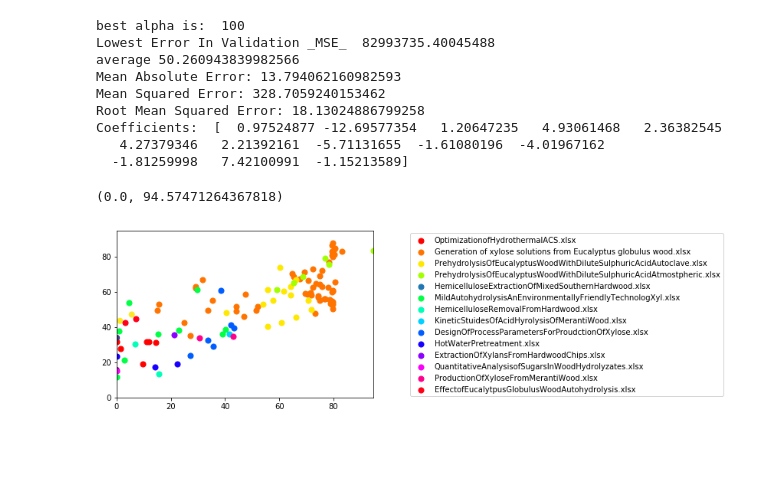
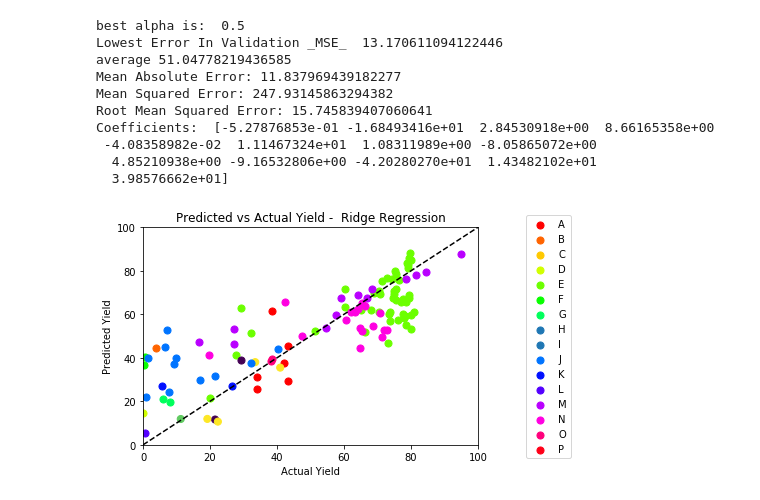
Before and after one commit to edwardwang1/HemicelluloseThesis, a Jupyter notebook: DataPrepAndAnalysis.ipynb, the cells around one changed output. Cells and saved outputs as stored; diff of their text form; code cells hidden in the pictures; blank space fills up the shorter version.

```diff
--- a/DataPrepAndAnalysis.ipynb
+++ b/DataPrepAndAnalysis.ipynb
@@ -9,5 +10,5 @@ import math
 # %%
-directory_in_str = "C:\\Users\\Edward\\OneDrive\\Documents\\University\\Fourth Year\\Thesis\\Papers\\ExcelDataCollection\\Complete\\"
+directory_in_str = "C:\\Users\\Edward\\OneDrive\\Documents\\University\\Fourth Year\\Thesis\\HemicelluloseThesis\\ExcelDataCollection\\Complete\\"
 #print(directory_in_str)
 directory = os.fsencode(directory_in_str)
 
@@ -59,9 +60,20 @@ masterDF['TotalT'].fillna(masterDF.at[i, 'HeatT'] +  masterDF.at[i, 'IsoT'])
 
 
 masterDF['X'].fillna(0, inplace=True)
+
 #Converting Celsius to Kelvin
+masterDF['Temp'] = masterDF['Temp'] + 273.15
 
-masterDF['Temp'] = masterDF['Temp'] + 273.15
+#Making An Identifier Column to use instead of paper names
+unique_papers = masterDF['Source'].unique()
+paper_dict = dict(enumerate(unique_papers))
+#swapping key and values
+paper_dict = dict((v,k) for k,v in paper_dict.items())
+alphabet = string.ascii_uppercase
+
+masterDF['ID'] = masterDF['Source']
+for i in masterDF.index:
+    masterDF.at[i, 'ID'] = alphabet[paper_dict[masterDF.at[i, 'Source']]]
 
 #This makes everything numeric
 masterDF.to_csv("data.csv", index=False)
@@ -366,7 +392,8 @@ from sklearn.linear_model import Ridge
 from sklearn import metrics
 
 
-alphas = [0.001, 0.005, 0.01, 0.05, 0.1, 0.5, 1, 5, 10, 100]
+#alphas = [0]
+alphas = [0, 0.001, 0.005, 0.01, 0.05, 0.1, 0.5, 1, 5, 10, 100]
 errors = []
 
 #Creating Different models for different alphas
@@ -374,62 +401,71 @@ for a in alphas:
     ridgeModel = Ridge(alpha=a)
     ridgeModel.fit(X_train, y_train)
     y_pred = ridgeModel.predict(X_valid)
-    error =  metrics.mean_squared_error(y_valid, y_pred)
+    error =  metrics.mean_absolute_error(y_valid, y_pred)
     errors.append(error)
 
 
 best_alpha = alphas[np.argmin(errors)]
 print("best alpha is: ",best_alpha)
 print("Lowest Error In Validation _MSE_ ", np.min(errors))
 
 best_model = Ridge(alpha=best_alpha)
-best_model.fit(X_train, y_train)
+# best_model.fit(X_train_valid, y_train_valid, sample_weight=train_valid_weights)
+best_model.fit(X_train_valid, y_train_valid)
 y_pred = best_model.predict(X_test)
 
+
+predAndActual = pd.DataFrame({'Pred' : y_pred, 'Test': y_test})
+predAndActual.to_csv("OverallRidge.csv")
 
 #Evaluation
 print('average', y_test.mean())
 print('Mean Absolute Error:', metrics.mean_absolute_error(y_test, y_pred))
 print('Mean Squared Error:', metrics.mean_squared_error(y_test, y_pred))
 print('Root Mean Squared Error:', np.sqrt(metrics.mean_squared_error(y_test, y_pred)))
 print("Coefficients: ", best_model.coef_)
 
 error_arr = abs(y_test - y_pred)
 #plt.hist(error_arr)
 #plt.scatter(y_test, y_pred)
 
-targets = test_frame['Source'].unique()
-def get_cmap(n, name='hsv'):
-    '''Returns a function that maps each index in 0, 1, ..., n-1 to a distinct
-    RGB color; the keyword argument name must be a standard mpl colormap name.'''
-    return plt.cm.get_cmap(name, n)
-
-colors = get_cmap(len(targets))
-
 for index, target in enumerate(targets):
-    indicesToKeep = test_frame['Source'] == target
+    indicesToKeep = test_Frame['ID'] == target
     plt.scatter(y_test.values[indicesToKeep]
                , y_pred[indicesToKeep]
                , c = colors(index)
                , s = 50)
+
+t = np.linspace(0, 100, 400)
+line = t
+
+
 plt.legend(targets, bbox_to_anchor=(1,0.5), loc=6, fontsize=10,
            bbox_transform=plt.gcf().transFigure)
+plt.plot(t, line, 'k', ls='dashed')
 
 
-plt.ylim(np.min((np.min([np.min(y_test), np.min(y_pred)]))), np.max((np.max([np.max(y_test), np.max(y_pred)]))))
-plt.xlim(np.min((np.min([np.min(y_test), np.min(y_pred)]))), np.max((np.max([np.max(y_test), np.max(y_pred)]))))
+# plt.ylim(np.min((np.min([np.min(y_test), np.min(y_pred)]))), np.max((np.max([np.max(y_test), np.max(y_pred)]))))
+# plt.xlim(np.min((np.min([np.min(y_test), np.min(y_pred)]))), np.max((np.max([np.max(y_test), np.max(y_pred)]))))
+plt.ylim(0, 100)
+plt.xlim(0, 100)
+
+plt.xlabel("Actual Yield")
+plt.ylabel('Predicted Yield')
+plt.title("Predicted vs Actual Yield -  Ridge Regression")
+plt.savefig("Ridge", dpi=600, bbox_inches='tight')
 # %% [output]
-best alpha is:  100
-Lowest Error In Validation _MSE_  82993735.40045488
-average 50.260943839982566
-Mean Absolute Error: 13.794062160982593
-Mean Squared Error: 328.7059240153462
-Root Mean Squared Error: 18.13024886799258
-Coefficients:  [  0.97524877 -12.69577354   1.20647235   4.93061468   2.36382545
-   4.27379346   2.21392161  -5.71131655  -1.61080196  -4.01967162
-  -1.81259998   7.42100991  -1.15213589]
+best alpha is:  0.5
+Lowest Error In Validation _MSE_  13.170611094122446
+average 51.04778219436585
+Mean Absolute Error: 11.837969439182277
+Mean Squared Error: 247.93145863294382
+Root Mean Squared Error: 15.745839407060641
+Coefficients:  [-5.27876853e-01 -1.68493416e+01  2.84530918e+00  8.66165358e+00
+ -4.08358982e-02  1.11467324e+01  1.08311989e+00 -8.05865072e+00
+  4.85210938e+00 -9.16532806e+00 -4.20280270e+01  1.43482102e+01
+  3.98576662e+01]
-(0.0, 94.57471264367818)
-[figure, old version]
+[figure, new version]
 # %%
 #SVM Models
 from sklearn.svm import SVR
```
Also changed, not shown: parts of 11 cells of this notebook, 10 other files.
